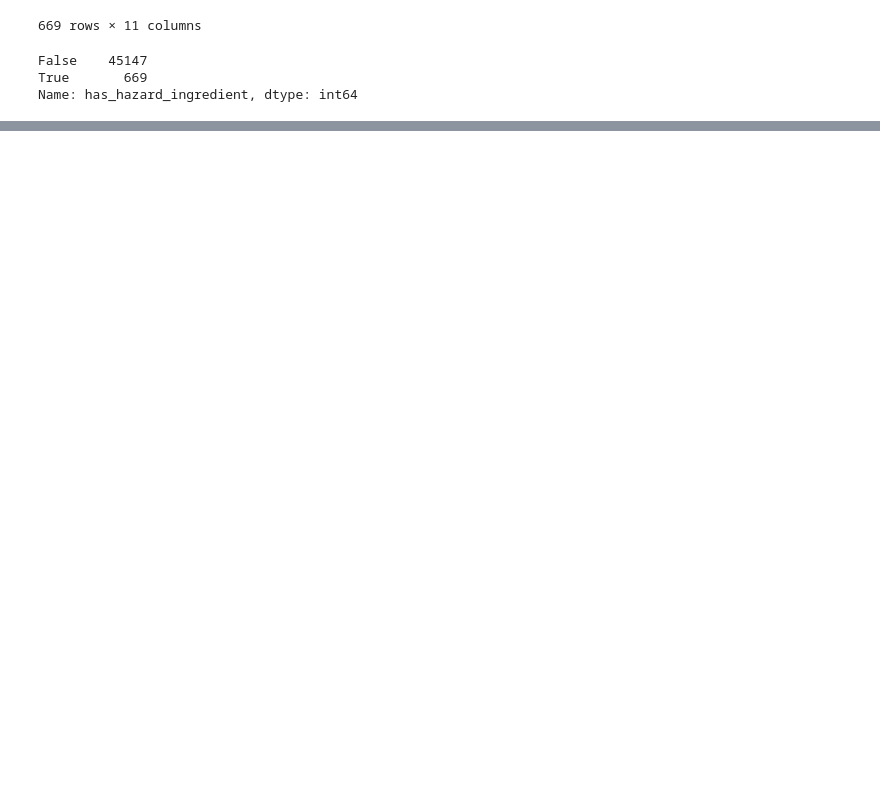
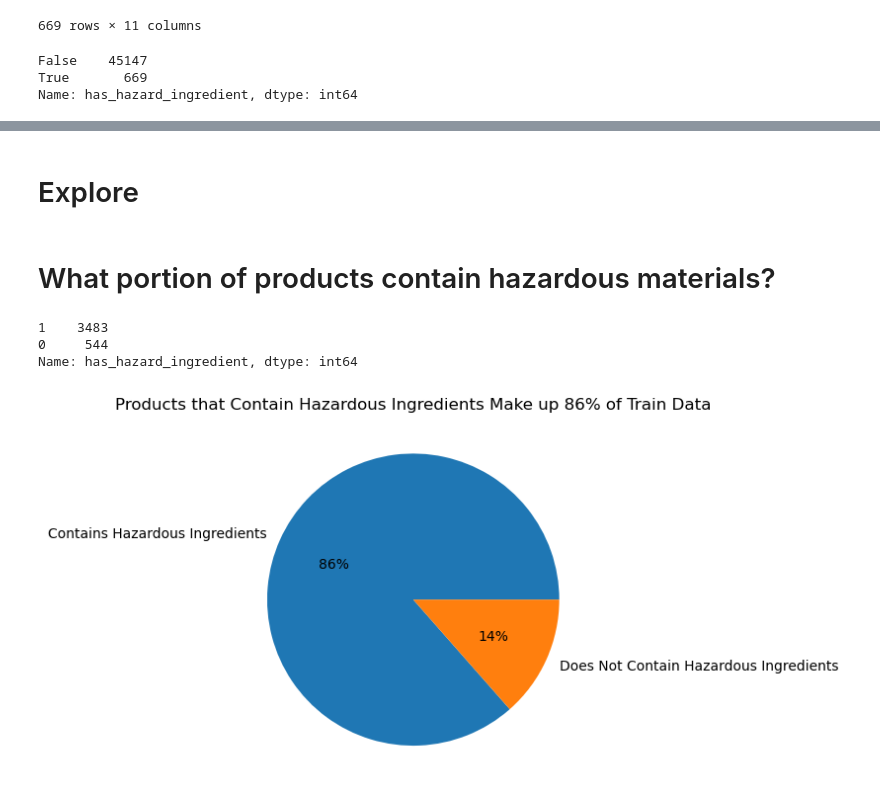
Before and after one commit to elizabethswarren/cosmetics_ds, a Jupyter notebook: working_report.ipynb, the cells around one changed output, grey strips where cells are left out. Drawn from its saved outputs; the diff is of its cells as text; code cells hidden in the pictures; blank space fills up the shorter version.

```diff
--- a/working_report.ipynb
+++ b/working_report.ipynb
@@ -261,0 +813,4 @@ df1_new.duplicated().sum()
+# %%
+suncare = df.loc[df['type']=='Sun-Related Products']
+# %%
+df_cut = pd.concat([skincare, suncare], ignore_index=True).reset_index(drop=True)
@@ -261,0 +833,37 @@ df1_new.duplicated().sum()
+# %%
+def train_validate_test_split(df, target, seed=311):
+    '''
+    This function takes in a dataframe, the name of the target variable
+    (for stratification purposes), and an integer for a setting a seed
+    and splits the data into train, validate and test.
+    Test is 20% of the original dataset, validate is .30*.80= 24% of the
+    original dataset, and train is .70*.80= 56% of the original dataset.
+    The function returns, in this order, train, validate and test dataframes.
+    '''
+    train_validate, test = train_test_split(df, test_size=0.2,
+                                            random_state=seed,
+                                            stratify=df[target])
+    train, validate = train_test_split(train_validate, test_size=0.3,
+                                       random_state=seed,
+                                       stratify=train_validate[target])
+    return train, validate, test
+# %%
+train, validate, test = train_validate_test_split(df_cut, 'has_hazard_ingredient')
+# %% [markdown]
+# Explore
+# %% [markdown]
+# What portion of products contain hazardous materials?
+# %%
+train.has_hazard_ingredient.value_counts()
+# %% [output]
+1    3483
+0     544
+Name: has_hazard_ingredient, dtype: int64
+# %%
+# visualize hazardous ingredients
+labels = ['Contains Hazardous Ingredients', 'Does Not Contain Hazardous Ingredients']
+plt.pie(train.has_hazard_ingredient.value_counts(), labels=labels, autopct='%.0f%%')
+plt.title("Products that Contain Hazardous Ingredients Make up 86% of Train Data")
+plt.show()
+# %% [output]
+[figure, added]
```
Also changed, not shown: parts of 97 cells of this notebook.
